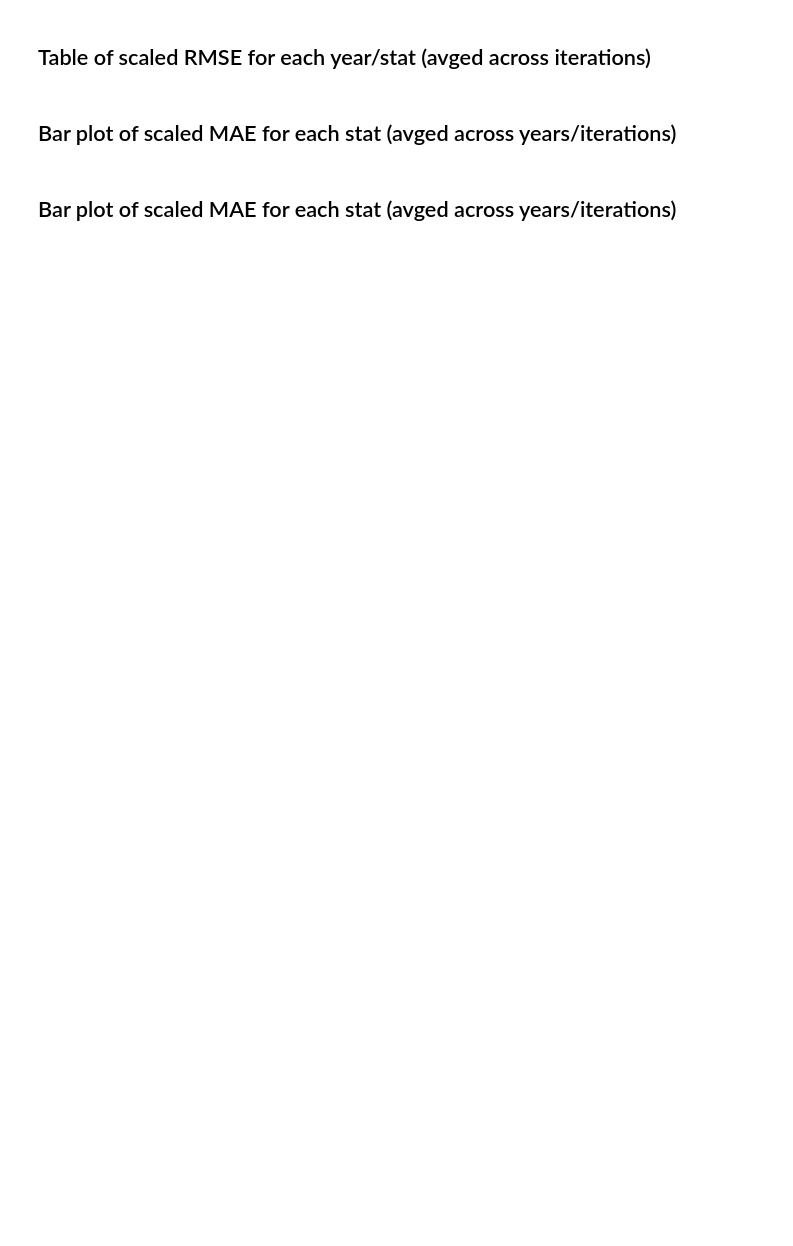
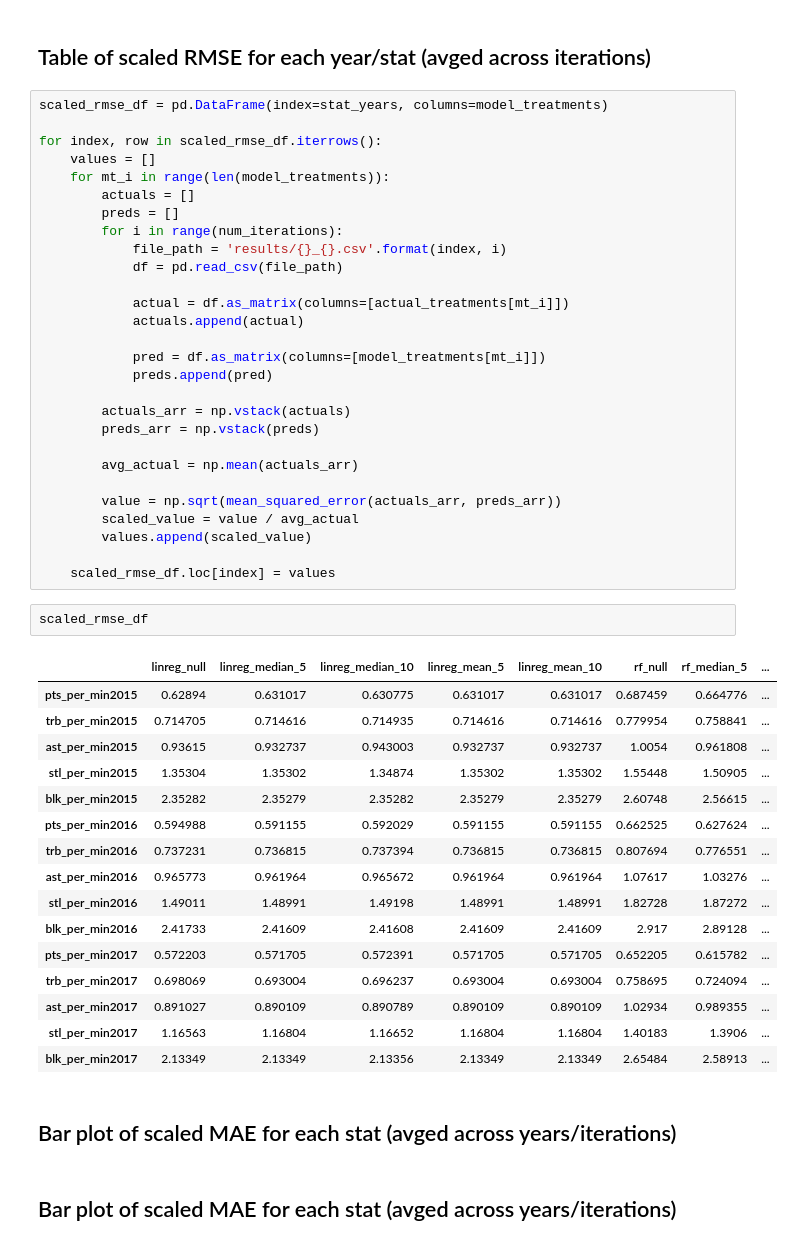
Before and after one commit to abeard1/IndependentStudy, a Jupyter notebook: analyze_results.ipynb, the cells around one changed output. Saved outputs shown, nothing was run; the diff lists cells and outputs as text; blank space fills up the shorter version.

```diff
--- a/analyze_results.ipynb
+++ b/analyze_results.ipynb
@@ -178,5 +226,52 @@ rmse_df
 # %% [markdown]
 ## Table of scaled RMSE for each year/stat (avged across iterations)
+# %%
+scaled_rmse_df = pd.DataFrame(index=stat_years, columns=model_treatments)
+
+for index, row in scaled_rmse_df.iterrows():
+    values = []
+    for mt_i in range(len(model_treatments)):
+        actuals = []
+        preds = []
+        for i in range(num_iterations):
+            file_path = 'results/{}_{}.csv'.format(index, i)
+            df = pd.read_csv(file_path)
+
+            actual = df.as_matrix(columns=[actual_treatments[mt_i]])
+            actuals.append(actual)
+
+            pred = df.as_matrix(columns=[model_treatments[mt_i]])
+            preds.append(pred)
+
+        actuals_arr = np.vstack(actuals)
+        preds_arr = np.vstack(preds)
+
+        avg_actual = np.mean(actuals_arr)
+
+        value = np.sqrt(mean_squared_error(actuals_arr, preds_arr))
+        scaled_value = value / avg_actual
+        values.append(scaled_value)
+
+    scaled_rmse_df.loc[index] = values
+# %%
+scaled_rmse_df
+# %% [output]
+|  | linreg_null | linreg_median_5 | linreg_median_10 | linreg_mean_5 | linreg_mean_10 | rf_null | rf_median_5 | ... |
+| pts_per_min2015 | 0.62894 | 0.631017 | 0.630775 | 0.631017 | 0.631017 | 0.687459 | 0.664776 | ... |
+| trb_per_min2015 | 0.714705 | 0.714616 | 0.714935 | 0.714616 | 0.714616 | 0.779954 | 0.758841 | ... |
+| ast_per_min2015 | 0.93615 | 0.932737 | 0.943003 | 0.932737 | 0.932737 | 1.0054 | 0.961808 | ... |
+| stl_per_min2015 | 1.35304 | 1.35302 | 1.34874 | 1.35302 | 1.35302 | 1.55448 | 1.50905 | ... |
+| blk_per_min2015 | 2.35282 | 2.35279 | 2.35282 | 2.35279 | 2.35279 | 2.60748 | 2.56615 | ... |
+| pts_per_min2016 | 0.594988 | 0.591155 | 0.592029 | 0.591155 | 0.591155 | 0.662525 | 0.627624 | ... |
+| trb_per_min2016 | 0.737231 | 0.736815 | 0.737394 | 0.736815 | 0.736815 | 0.807694 | 0.776551 | ... |
+| ast_per_min2016 | 0.965773 | 0.961964 | 0.965672 | 0.961964 | 0.961964 | 1.07617 | 1.03276 | ... |
+| stl_per_min2016 | 1.49011 | 1.48991 | 1.49198 | 1.48991 | 1.48991 | 1.82728 | 1.87272 | ... |
+| blk_per_min2016 | 2.41733 | 2.41609 | 2.41608 | 2.41609 | 2.41609 | 2.917 | 2.89128 | ... |
+| pts_per_min2017 | 0.572203 | 0.571705 | 0.572391 | 0.571705 | 0.571705 | 0.652205 | 0.615782 | ... |
+| trb_per_min2017 | 0.698069 | 0.693004 | 0.696237 | 0.693004 | 0.693004 | 0.758695 | 0.724094 | ... |
+| ast_per_min2017 | 0.891027 | 0.890109 | 0.890789 | 0.890109 | 0.890109 | 1.02934 | 0.989355 | ... |
+| stl_per_min2017 | 1.16563 | 1.16804 | 1.16652 | 1.16804 | 1.16804 | 1.40183 | 1.3906 | ... |
+| blk_per_min2017 | 2.13349 | 2.13349 | 2.13356 | 2.13349 | 2.13349 | 2.65484 | 2.58913 | ... |
 # %% [markdown]
 ## Bar plot of scaled MAE for each stat (avged across years/iterations)
 # %% [markdown]
```
Also changed, not shown: parts of 6 cells of this notebook, 1 other file.
